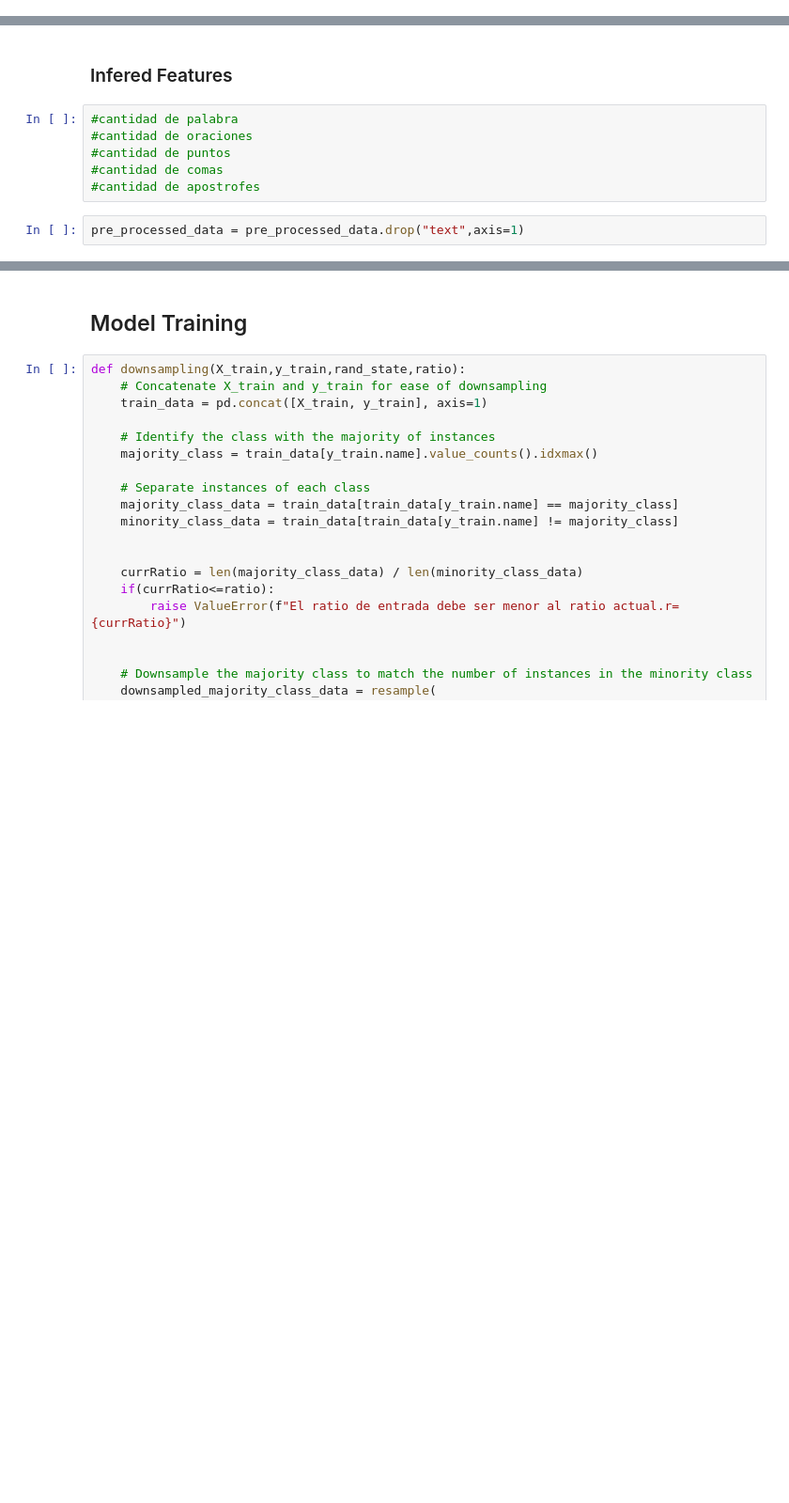
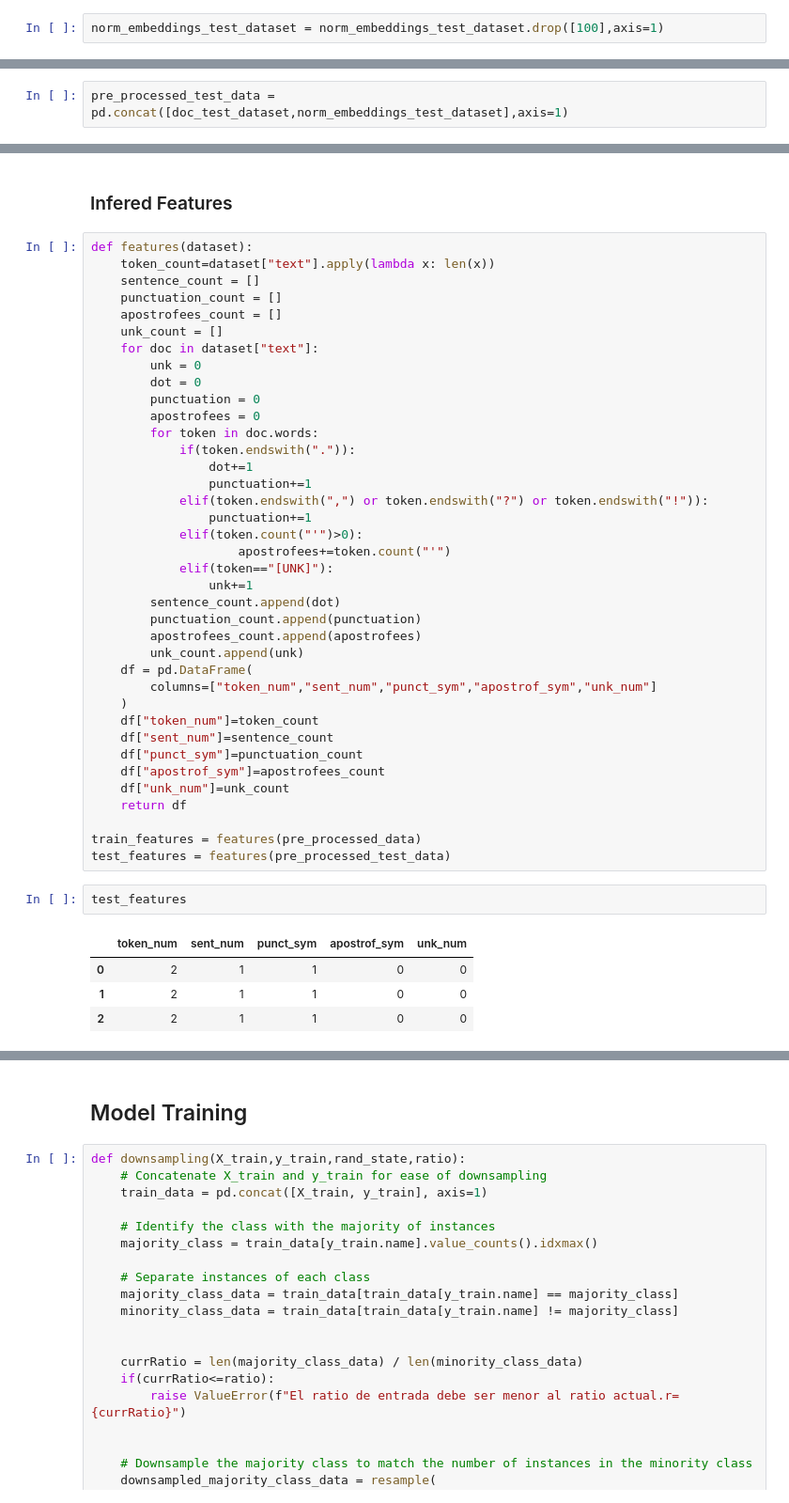
Before and after one commit to MrtC101/ia-2-uncuyo-2023, a Jupyter notebook: source/LLMDetect/main.ipynb, the cells around one changed output, grey strips where cells are left out. Shown: that part at 94% size. Saved outputs shown, nothing was run; the diff lists cells and outputs as text; blank space fills up the shorter version.

```diff
--- a/source/LLMDetect/main.ipynb
+++ b/source/LLMDetect/main.ipynb
@@ -233,5 +470,9 @@ norm_embeddings_dataset.describe()
+# %%
+norm_embeddings_test_dataset = norm_embeddings_test_dataset.drop([100],axis=1)
 # %%
 norm_embeddings_dataset = norm_embeddings_dataset.drop([100],axis=1)
+# %%
+pre_processed_test_data = pd.concat([doc_test_dataset,norm_embeddings_test_dataset],axis=1)
 # %%
 pre_processed_data = pd.concat([docs_dataset,norm_embeddings_dataset],axis=1)
 #pre_processed_data = pd.concat([docs_dataset,embeddings_dataset],axis=1)
@@ -239,10 +494,47 @@ pre_processed_data
 # %% [markdown]
 ### Infered Features
-# %%
-#cantidad de palabra
-#cantidad de oraciones
-#cantidad de puntos
-#cantidad de comas
-#cantidad de apostrofes
-# %%
-pre_processed_data = pre_processed_data.drop("text",axis=1)
+# %%
+def features(dataset):
+    token_count=dataset["text"].apply(lambda x: len(x))
+    sentence_count = []
+    punctuation_count = []
+    apostrofees_count = []
+    unk_count = []
+    for doc in dataset["text"]:
+        unk = 0
+        dot = 0
+        punctuation = 0
+        apostrofees = 0
+        for token in doc.words:
+            if(token.endswith(".")):
+                dot+=1
+                punctuation+=1
+            elif(token.endswith(",") or token.endswith("?") or token.endswith("!")):
+                punctuation+=1
+            elif(token.count("'")>0):
+                    apostrofees+=token.count("'")
+            elif(token=="[UNK]"):
+                unk+=1
+        sentence_count.append(dot)
+        punctuation_count.append(punctuation)
+        apostrofees_count.append(apostrofees)
+        unk_count.append(unk)
+    df = pd.DataFrame(
+        columns=["token_num","sent_num","punct_sym","apostrof_sym","unk_num"]
+    )
+    df["token_num"]=token_count
+    df["sent_num"]=sentence_count
+    df["punct_sym"]=punctuation_count
+    df["apostrof_sym"]=apostrofees_count
+    df["unk_num"]=unk_count
+    return df
+
+train_features = features(pre_processed_data)
+test_features = features(pre_processed_test_data)
+# %%
+test_features
+# %% [output]
+|  | token_num | sent_num | punct_sym | apostrof_sym | unk_num |
+| 0 | 2 | 1 | 1 | 0 | 0 |
+| 1 | 2 | 1 | 1 | 0 | 0 |
+| 2 | 2 | 1 | 1 | 0 | 0 |
```
Also changed, not shown: parts of 44 cells of this notebook, 1 other file.
